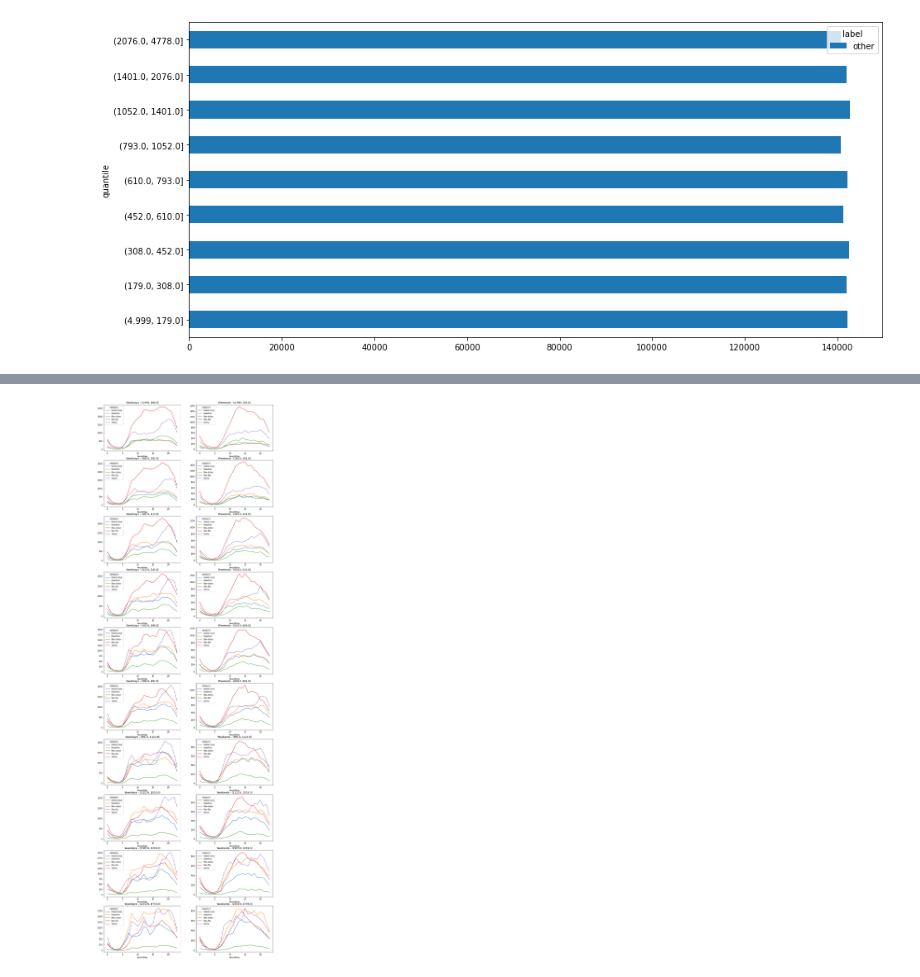
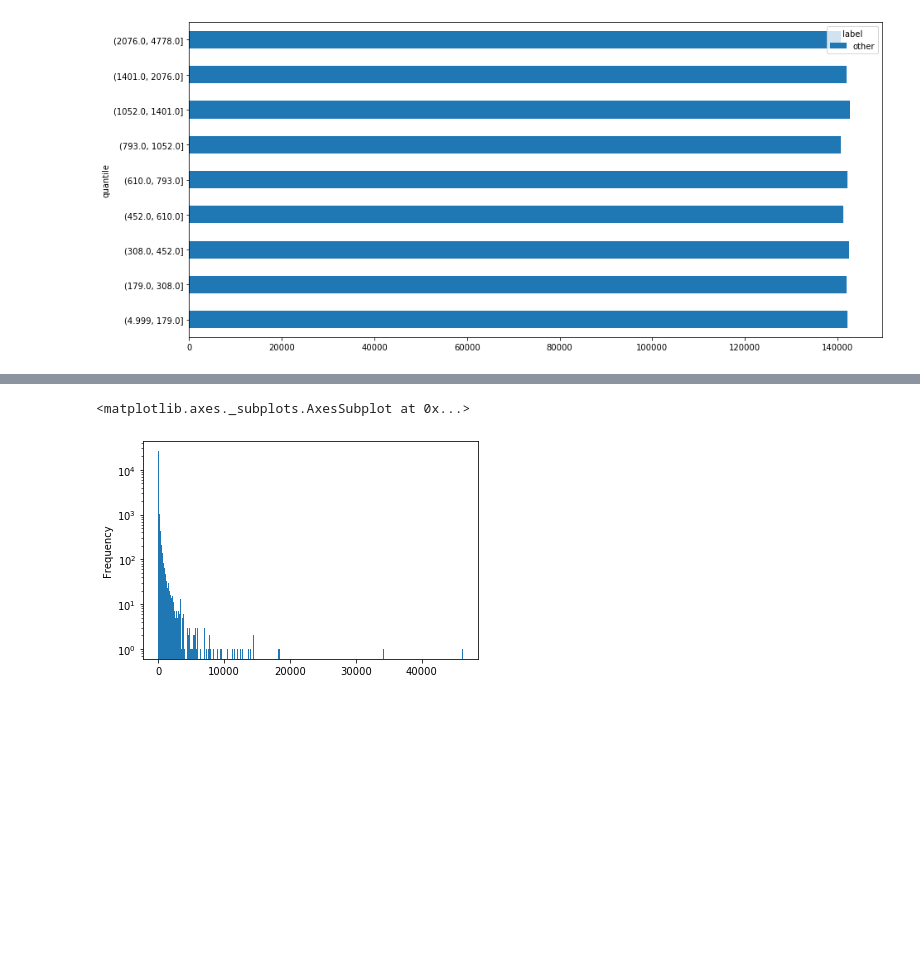
Before and after one commit to TheYuanLiao/individual_mobility_model, a Jupyter notebook: src/py/sequence.ipynb, the cells around one changed output, grey strips where cells are left out. Drawn from its saved outputs; the diff is of its cells as text; code cells hidden in the pictures; blank space fills up the shorter version.

```diff
--- a/src/py/sequence.ipynb
+++ b/src/py/sequence.ipynb
@@ -205,4 +183,5 @@ def plot_category_distrib_quantiles(tws):
-# %%
-plot_category_distrib_quantiles(activities)
-# %% [output]
-[figure, removed]
+# %%
+regions_subset.groupby('userid').apply(gaps).reset_index()['duration'].dropna().astype('timedelta64[h]').plot.hist(bins=1000, logy=True)
+# %% [output]
+<matplotlib.axes._subplots.AxesSubplot at 0x...>
+[figure, added]
```
Also changed, not shown: parts of 39 cells of this notebook, 2 other files.
